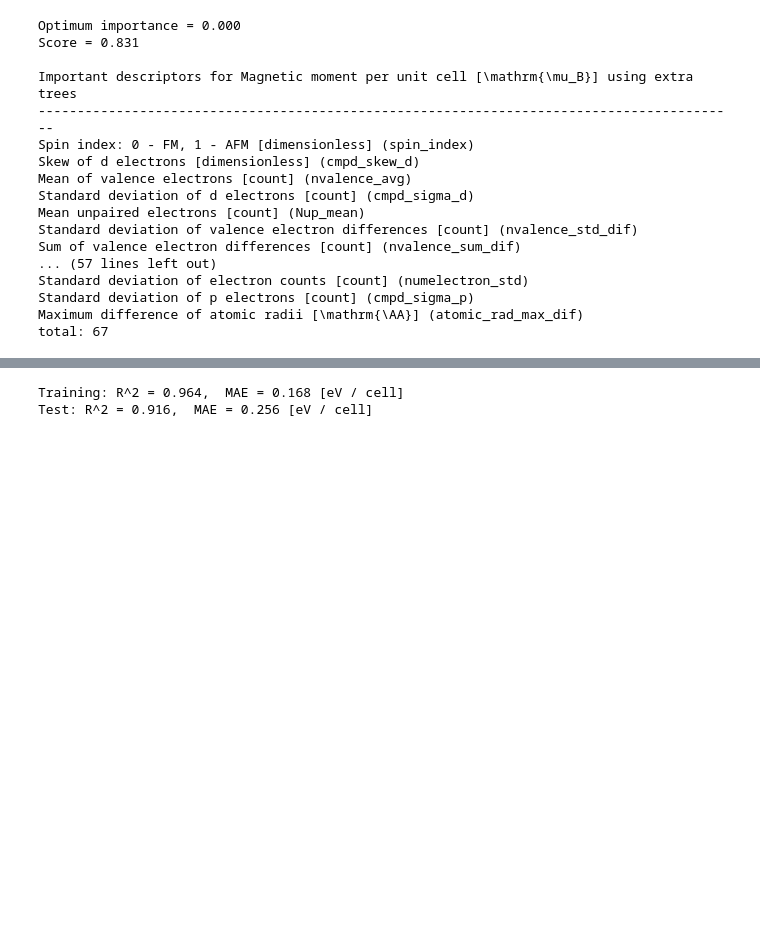
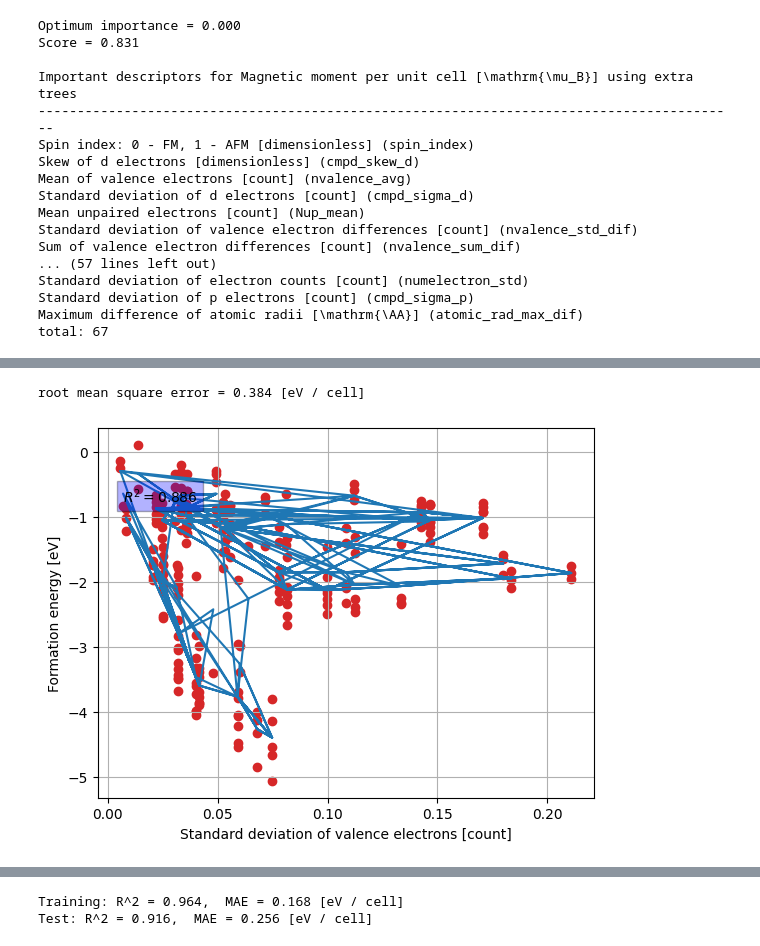
Before and after one commit to TingwenZhang/magnetic-materials-2d, a Jupyter notebook: src/notebooks/ML_2D_working.ipynb, the cells around one changed output, grey strips where cells are left out. Cells and saved outputs as stored; diff of their text form; code cells hidden in the pictures; blank space fills up the shorter version.

```diff
--- a/src/notebooks/ML_2D_working.ipynb
+++ b/src/notebooks/ML_2D_working.ipynb
@@ -600,7 +603,10 @@ from magnetic_materials_2d.utils import single_descriptor_regression
 # %%
-# best_descriptor = best_formation_energy_descriptors_rf[0]
-# single_descriptor_regression(numeric_df, best_descriptor, column_meaning_map,
-#                              formation_energy_map["unit"],
-#                              formation_energy_map["label"],
-#                              RandomForestRegressor(random_state = RANDOM_STATE))
+best_descriptor = best_formation_energy_descriptors_rf[0]
+single_descriptor_regression(numeric_df, best_descriptor, column_meaning_map,
+                             formation_energy_map["unit"],
+                             formation_energy_map["label"],
+                             RandomForestRegressor(random_state = RANDOM_STATE))
+# %% [output]
+root mean square error = 0.384 [eV / cell]
+[figure, added]
 # %%
```
Also changed, not shown: parts of 13 cells of this notebook, 4 other files.
